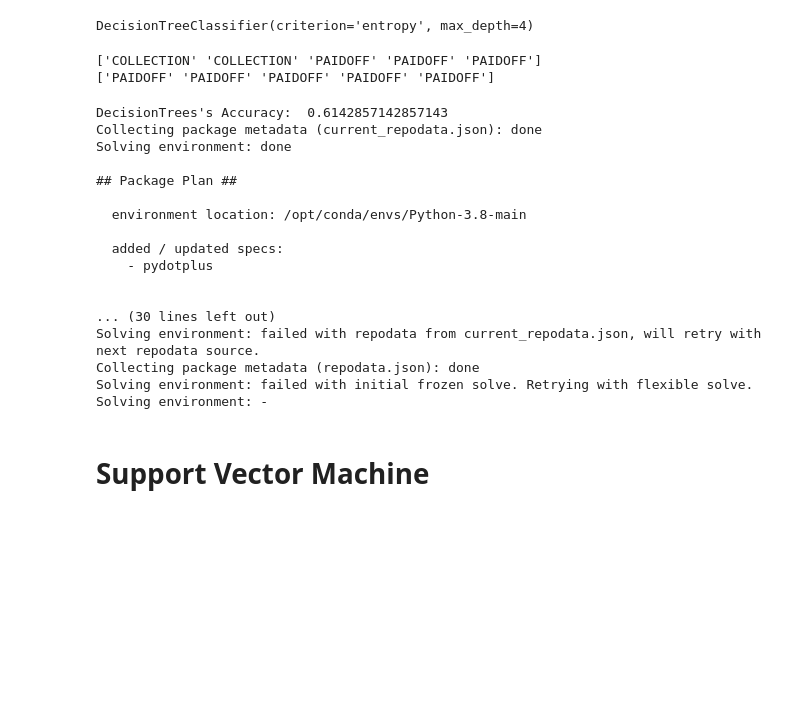
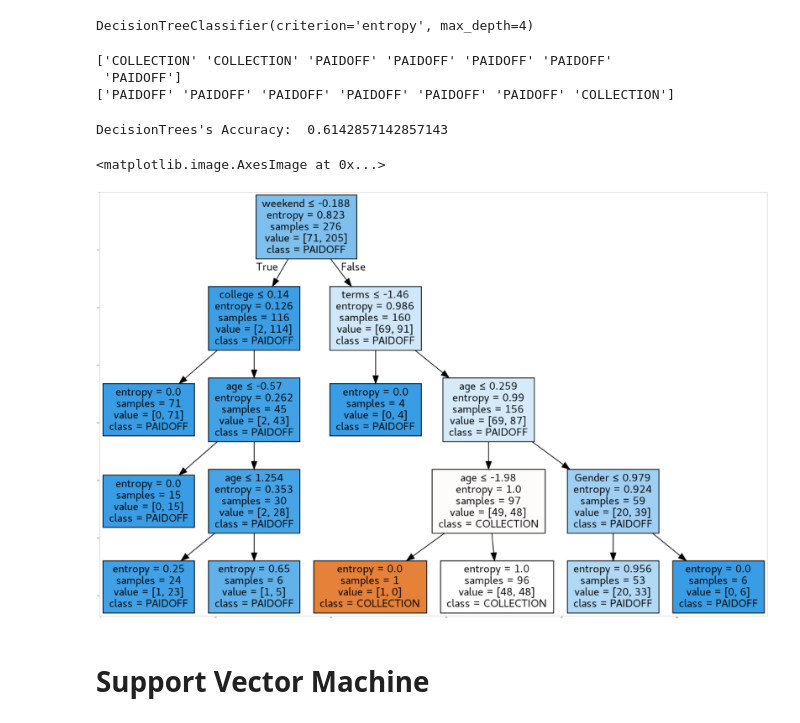
Before and after one commit to At-ctrl/cousera-capstone-project, a Jupyter notebook: ML_LoanProject_Coursera.ipynb, the cells around one changed output. Drawn from its saved outputs; the diff is of its cells as text; code cells hidden in the pictures; blank space fills up the shorter version.

```diff
--- a/ML_LoanProject_Coursera.ipynb
+++ b/ML_LoanProject_Coursera.ipynb
@@ -221,7 +221,8 @@ Feature.head()
 Let's define feature sets, X:
 # %%
 X = Feature
-X[0:5]
+Xr = X # save a copy of X raw data
+Xr[0:5]
 # %% [output]
 |  | Principal | terms | age | Gender | weekend | Bechalor | High School or Below | college |
 | 0 | 1000 | 30 | 45 | 0 | 0 | 0 | 1 | 0 |
@@ -320,75 +320,66 @@ The best accuracy was with 0.7857142857142857 with k= 7
 # %% [markdown]
 # Decision Tree
 # %%
+X_train, X_test, y_train, y_test = train_test_split(Xr, y, test_size=0.2, random_state=4) # !!split with raw features not the normalized ones!!
+
 from sklearn.tree import DecisionTreeClassifier
 #%% Setting up the Decision Tree
 # We will first create an instance of the DecisionTreeClassifier called drugTree.
 # Inside of the classifier, specify criterion="entropy" so we can see the information gain of each node.
-drugTree = DecisionTreeClassifier(criterion="entropy", max_depth = 4)
+l_statusTree = DecisionTreeClassifier(criterion="entropy", max_depth = 4)
 
-print(drugTree) # it shows the default parameters
+print(l_statusTree) # it shows the default parameters
 # Next, we will fit the data with the training feature matrix X_trainset and training response vector y_trainset
 
-drugTree.fit(X_train,y_train)
+#%% Modeling
+l_statusTree.fit(X_train, y_train)
 # %% [output]
 DecisionTreeClassifier(criterion='entropy', max_depth=4)
 DecisionTreeClassifier(criterion='entropy', max_depth=4)
 # %%
 #%% Prediction
 # Let's make some predictions on the testing dataset and store it into a variable called predTree.
-predTree = drugTree.predict(X_test)
+predTree = l_statusTree.predict(X_test)
 
 # print out predTree and y_test to visually compare the predictions to the actual values.
-print (predTree [0:5])
-print (y_test [0:5])
+print (predTree [0:7])
+print (y_test [0:7])
 # %% [output]
-['COLLECTION' 'COLLECTION' 'PAIDOFF' 'PAIDOFF' 'PAIDOFF']
-['PAIDOFF' 'PAIDOFF' 'PAIDOFF' 'PAIDOFF' 'PAIDOFF']
+['COLLECTION' 'COLLECTION' 'PAIDOFF' 'PAIDOFF' 'PAIDOFF' 'PAIDOFF'
+ 'PAIDOFF']
+['PAIDOFF' 'PAIDOFF' 'PAIDOFF' 'PAIDOFF' 'PAIDOFF' 'PAIDOFF' 'COLLECTION']
 # %%
 #%% Evaluation
 # Next, let's import metrics from sklearn and check the accuracy of our model.
 from sklearn import metrics
 import matplotlib.pyplot as plt
 print("DecisionTrees's Accuracy: ", metrics.accuracy_score(y_test, predTree))
 # Accuracy classification score computes subset accuracy: the set of labels predicted for a sample must exactly match the corresponding set of labels in y_true.
-# In multilabel classification, the function returns the subset accuracy. If the entire set of predicted labels for a sample strictly match with the true set of labels, then the subset accuracy is 1.0; otherwise it is 0.0.
+# In multilabel classification, the function returns the subset accuracy. If the entire set of predicted labels for a sample strictly match with the true set of labels,
+# then the subset accuracy is 1.0; otherwise it is 0.0.
 
 #%% Visualization
 # Let's visualize the tree
 # Notice: You might need to uncomment and install the pydotplus and graphviz libraries if you have not installed these before
-!conda install -c conda-forge pydotplus -y
-!conda install -c conda-forge python-graphviz -y
+#!conda install -c conda-forge pydotplus -y
+#!conda install -c conda-forge python-graphviz -y
 from  io import StringIO
 import pydotplus
 import matplotlib.image as mpimg
 from sklearn import tree
 dot_data = StringIO()
-filename = "drugtree.png"
-featureNames = my_data.columns[0:5]
-out = tree.export_graphviz(drugTree,feature_names=featureNames, out_file=dot_data, class_names= np.unique(y_train), filled=True,  special_characters=True,rotate=False)
+filename = "l_statusTree.png"
+featureNames = Feature.columns[0:8]
+out = tree.export_graphviz(l_statusTree,feature_names=featureNames, out_file=dot_data, class_names= np.unique(y_train), filled=True,  special_characters=True,rotate=False)
 graph = pydotplus.graph_from_dot_data(dot_data.getvalue())
 graph.write_png(filename)
 img = mpimg.imread(filename)
 plt.figure(figsize=(100, 200))
 plt.imshow(img,interpolation='nearest')
 # %% [output]
 DecisionTrees's Accuracy:  0.6142857142857143
-Collecting package metadata (current_repodata.json): done
-Solving environment: done
-
-## Package Plan ##
-
-  environment location: /opt/conda/envs/Python-3.8-main
-
-  added / updated specs:
-    - pydotplus
-
-
-... (30 lines left out)
-Solving environment: failed with repodata from current_repodata.json, will retry with next repodata source.
-Collecting package metadata (repodata.json): done
-Solving environment: failed with initial frozen solve. Retrying with flexible solve.
-Solving environment: -
+<matplotlib.image.AxesImage at 0x...>
+[figure, added]
 # %% [markdown]
 # Support Vector Machine
 # %% [markdown]
```
Also changed, not shown: parts of 3 cells of this notebook.
